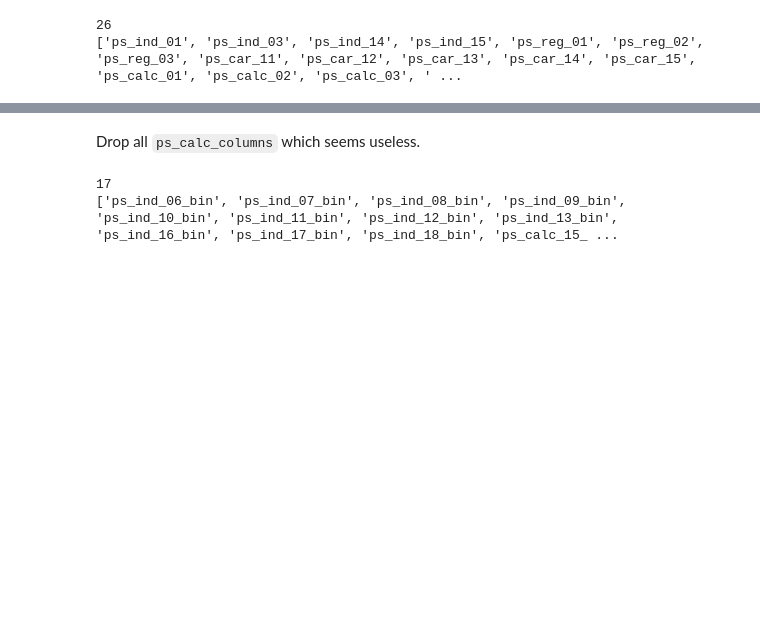
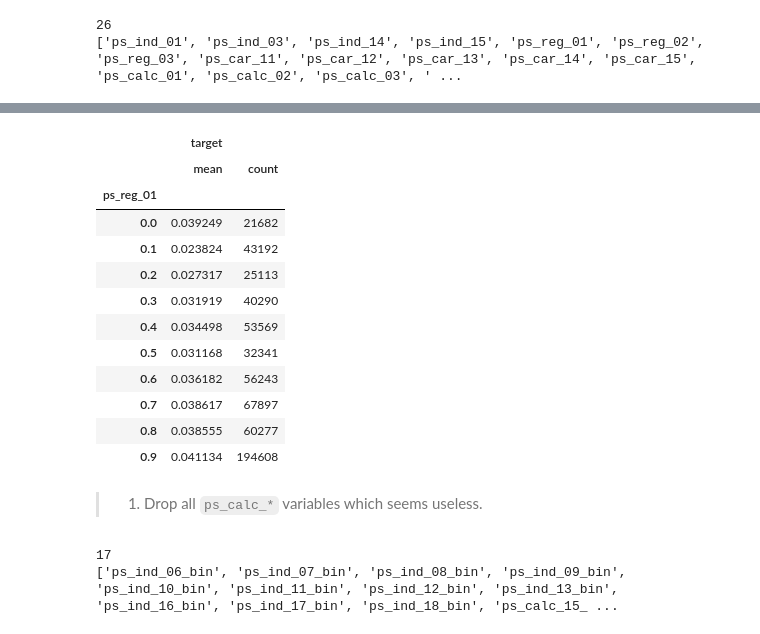
Before and after one commit to zhangyilun/kaggle-port, a Jupyter notebook: script.ipynb, the cells around one changed output, grey strips where cells are left out. Drawn from its saved outputs; the diff is of its cells as text; code cells hidden in the pictures; blank space fills up the shorter version.

```diff
--- a/script.ipynb
+++ b/script.ipynb
@@ -106,5 +106,28 @@ for index, cname in enumerate(cont_ord_vars):
+# %%
+c = "ps_reg_01"
+train[[c, "target"]].groupby(c).agg(["mean", "count"])
+
+
+# ps_int_01: [(0,1,2), (3-7)]
+# ps_ind_03: [(0), (rest)]
+# ps_ind_14: [(0), (rest)]
+# ps_ind_15: [(0), (1,2), (3-7), (8), (9-13)]
+# %% [output]
+|  | target |  |
+|  | mean | count |
+| ps_reg_01 |  |  |
+| 0.0 | 0.039249 | 21682 |
+| 0.1 | 0.023824 | 43192 |
+| 0.2 | 0.027317 | 25113 |
+| 0.3 | 0.031919 | 40290 |
+| 0.4 | 0.034498 | 53569 |
+| 0.5 | 0.031168 | 32341 |
+| 0.6 | 0.036182 | 56243 |
+| 0.7 | 0.038617 | 67897 |
+| 0.8 | 0.038555 | 60277 |
+| 0.9 | 0.041134 | 194608 |
 # %% [markdown]
-Drop all `ps_calc_columns` which seems useless.
+> 1. Drop all `ps_calc_*` variables which seems useless.
 # %%
 # binary variables
 bin_vars = [x for x in test.columns if "bin" in x]
```
Also changed, not shown: parts of 5 cells of this notebook.
